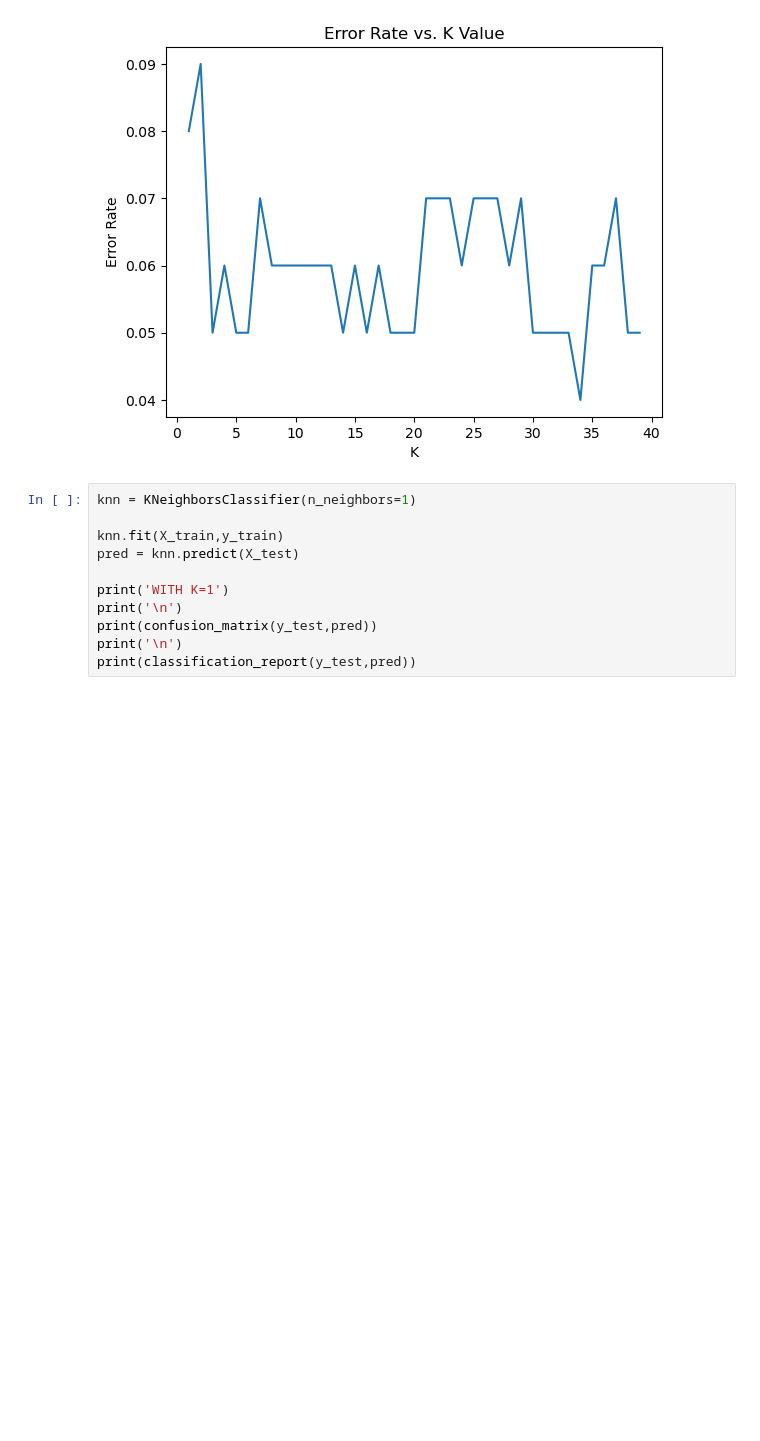
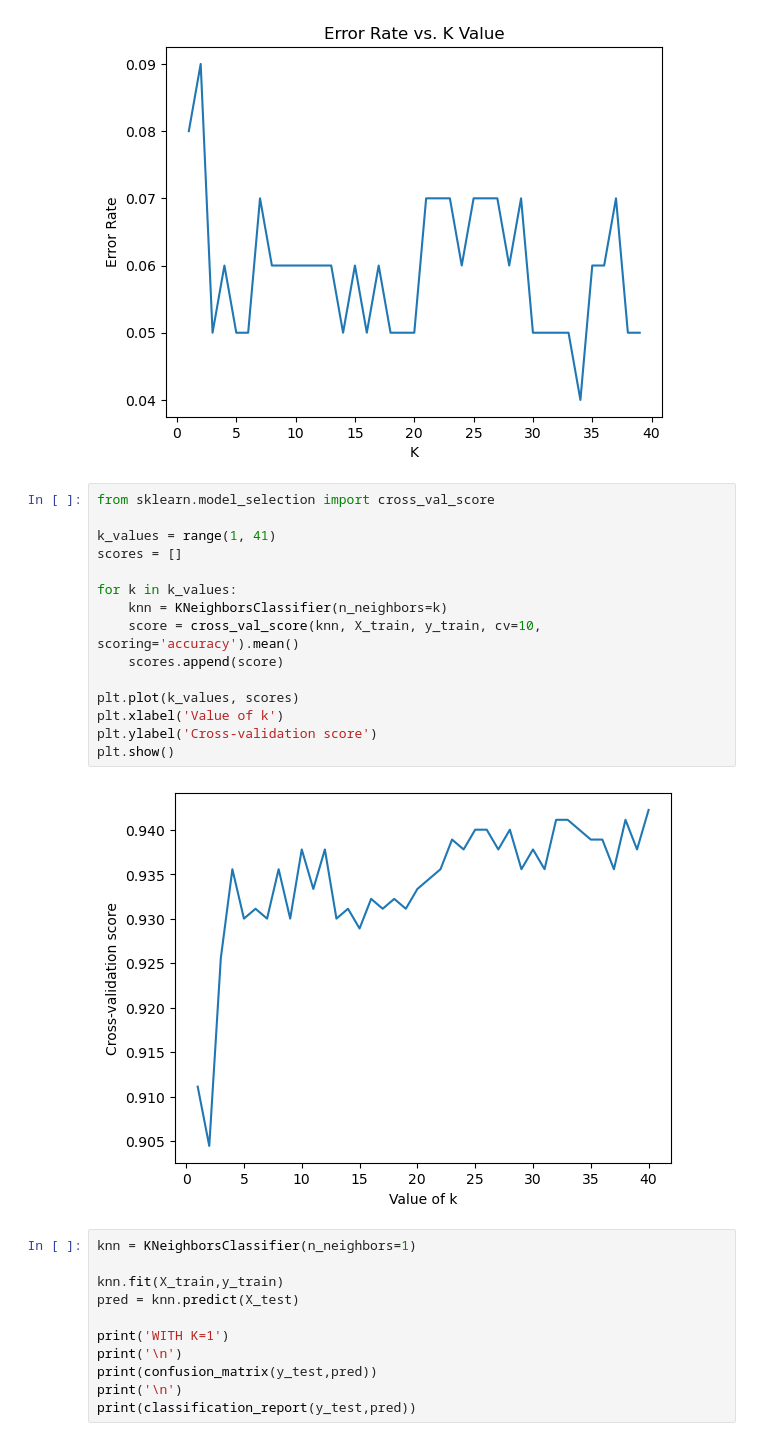
Before and after one commit to harikrishnad1997/Python-Training-experiments, a Jupyter notebook: 04-Classification-models-basics.ipynb, the cells around one changed output. Cells and saved outputs as stored; diff of their text form; blank space fills up the shorter version.

```diff
--- a/04-Classification-models-basics.ipynb
+++ b/04-Classification-models-basics.ipynb
@@ -140,6 +140,23 @@ plt.ylabel('Error Rate')
 # %% [output]
 Text(0, 0.5, 'Error Rate')
 [figure]
+# %%
+from sklearn.model_selection import cross_val_score
+
+k_values = range(1, 41)
+scores = []
+
+for k in k_values:
+    knn = KNeighborsClassifier(n_neighbors=k)
+    score = cross_val_score(knn, X_train, y_train, cv=10, scoring='accuracy').mean()
+    scores.append(score)
+
+plt.plot(k_values, scores)
+plt.xlabel('Value of k')
+plt.ylabel('Cross-validation score')
+plt.show()
+# %% [output]
+[figure, added]
 # %%
 knn = KNeighborsClassifier(n_neighbors=1)
 
```
Also changed, not shown: parts of 1 cell of this notebook.
